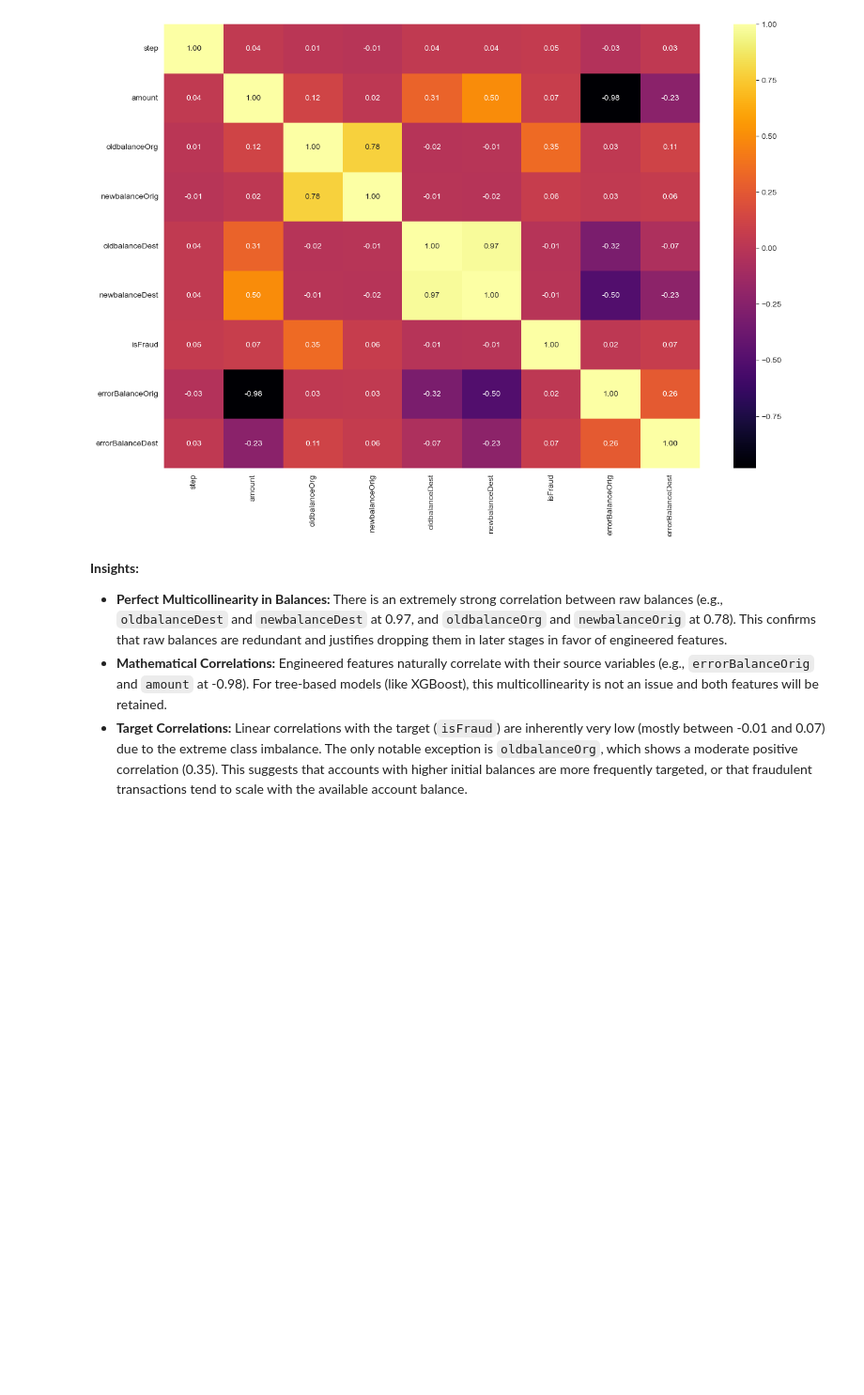
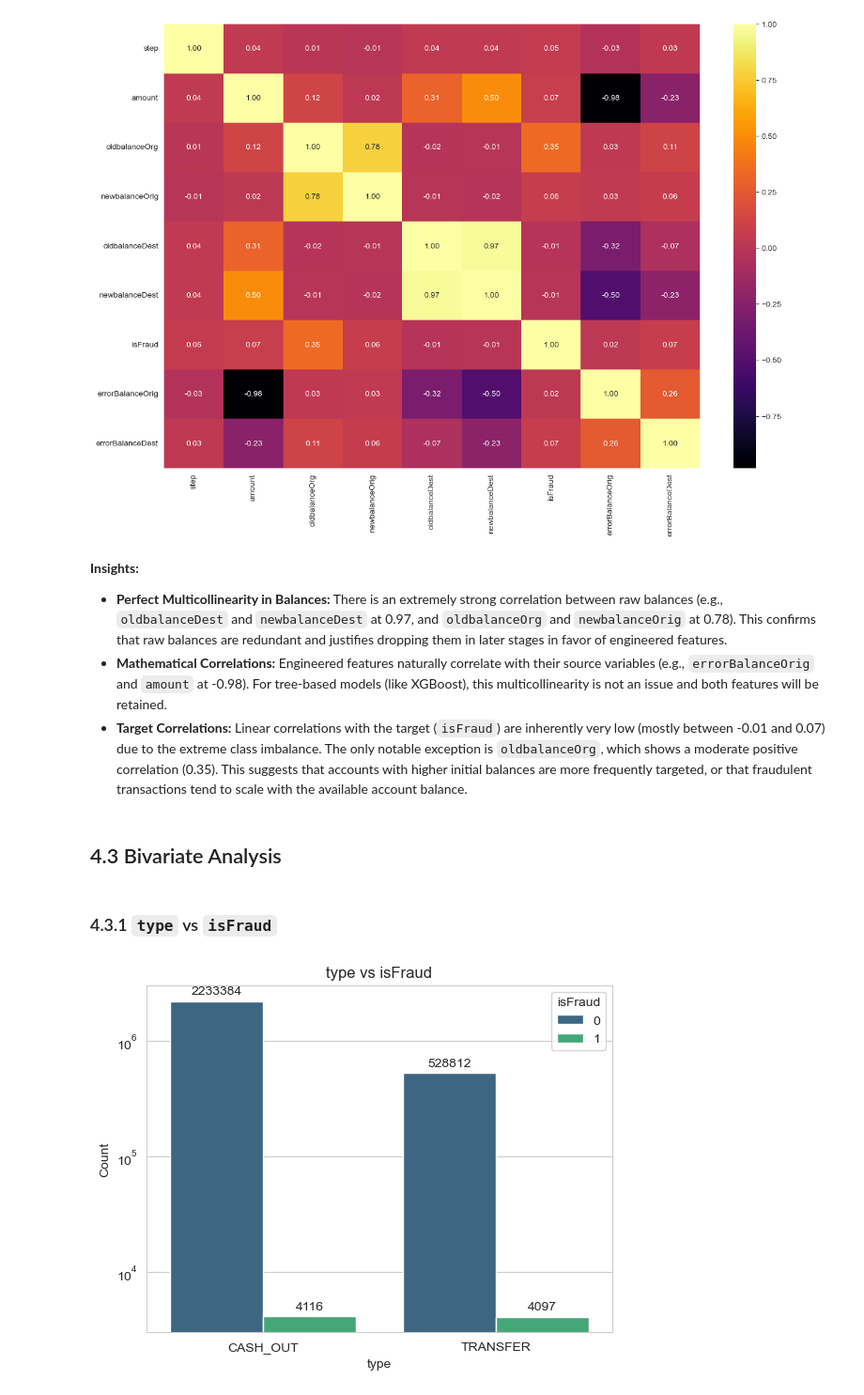
Before and after one commit to Oliwer1992/Azure-Fraud-Detection, a Jupyter notebook: notebooks/01_EDA.ipynb, the cells around one changed output. Shown at 94% size. Saved outputs shown, nothing was run; the diff lists cells and outputs as text; code cells hidden in the pictures; blank space fills up the shorter version.

```diff
--- a/notebooks/01_EDA.ipynb
+++ b/notebooks/01_EDA.ipynb
@@ -180,6 +180,47 @@ class DataVisualizer:
         plt.figure(figsize=(15,10))
         sns.heatmap(correlations, cmap='inferno', annot=True, fmt='.2f')
         plt.show()
+    def kdeplot(self,col1, hue_col):
+        sns.set_style('whitegrid')
+        plt.figure(figsize=(12,10))
+        sns.kdeplot(data=self.df, x=col1, hue=hue_col, multiple='stack', common_norm=False, fill=True, alpha=0.5 )
+        plt.title('Fraud Density vs. Time of Day (Step)')
+        plt.ylabel('Density')
+        plt.xlabel('step')
+        plt.yscale('log')
+        plt.xticks(range(0,24))
+        plt.show()
+    def countplots_type(self, col, hue_col):
+        ax = sns.countplot(data=self.df, x=col, order =self.df[col].value_counts().index , hue=hue_col, palette='viridis', legend=True)
+        for container in ax.containers:
+                ax.bar_label(container, fmt = '%.0f', padding=3)
+        plt.title(f"{col} vs {hue_col}")
+        plt.ylabel('Count')
+        plt.yscale('log')
+        plt.xlabel(col)
+        plt.show()
+    def violinplot(self, col, x_col):
+        sns.violinplot(data=self.df, x=x_col, y=col,inner='quart')
+        plt.yscale('log')
+        plt.title(f'{x_col} vs {col}')
+        plt.xlabel(x_col)
+        plt.ylabel(col)
+        plt.show()
+    def violinplot_error(self, x_col, columns, sup_title,n,m):
+        sns.set_style('whitegrid')
+        fig, axes = plt.subplots(nrows=n, ncols=m, figsize=(16,6))
+        plt.suptitle(sup_title)
+        axes = axes.flatten()
+        for i, col in enumerate(columns):
+            y_data = self.df[col].abs() + 1e-9
+            sns.violinplot(data=self.df, x=x_col, y=y_data, ax=axes[i], inner='quart')
+            axes[i].set_yscale('log')
+            axes[i].set_title(f"{x_col} vs {col}")
+            axes[i].set_ylabel("Absolute")
+        for j in range(1 + i, n*m):
+            axes[j].set_visible(False)
+        plt.tight_layout()
+        plt.show()
 # %% [markdown]
 ## 4.2. Univariate Analysis
 # %% [markdown]
@@ -277,3 +318,12 @@ corr_viz.heatmap()
 * **Perfect Multicollinearity in Balances:** There is an extremely strong correlation between raw balances (e.g., `oldbalanceDest` and `newbalanceDest` at 0.97, and `oldbalanceOrg` and `newbalanceOrig` at 0.78). This confirms that raw balances are redundant and justifies dropping them in later stages in favor of engineered features.
 * **Mathematical Correlations:** Engineered features naturally correlate with their source variables (e.g., `errorBalanceOrig` and `amount` at -0.98). For tree-based models (like XGBoost), this multicollinearity is not an issue and both features will be retained.
 *  **Target Correlations:** Linear correlations with the target (`isFraud`) are inherently very low (mostly between -0.01 and 0.07) due to the extreme class imbalance. The only notable exception is `oldbalanceOrg`, which shows a moderate positive correlation (0.35). This suggests that accounts with higher initial balances are more frequently targeted, or that fraudulent transactions tend to scale with the available account balance.
+# %% [markdown]
+## 4.3 Bivariate Analysis
+# %% [markdown]
+### 4.3.1 `type` vs `isFraud`
+# %%
+viz_type = DataVisualizer(df)
+viz_type.countplots_type('type','isFraud')
+# %% [output]
+[figure, added]
```
Also changed, not shown: parts of 26 cells of this notebook.
